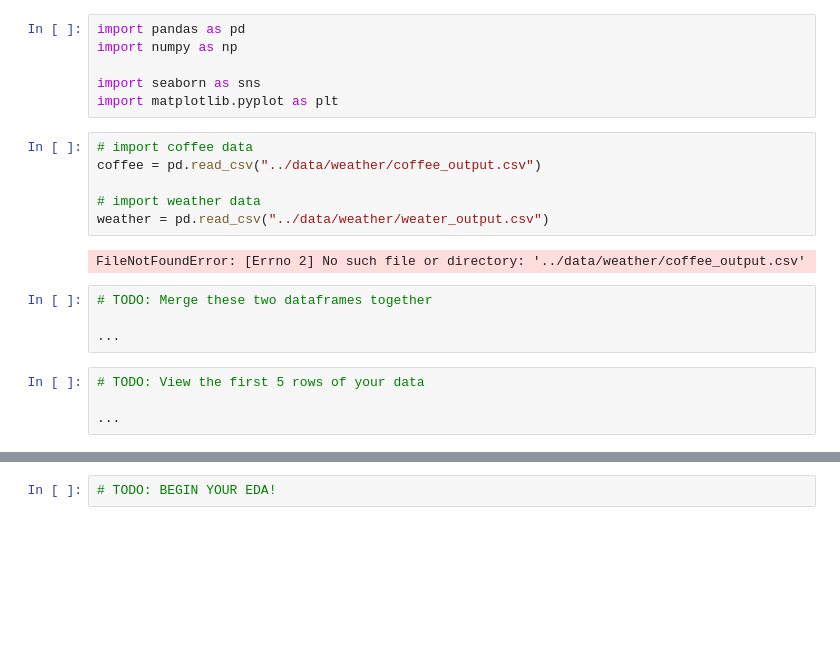
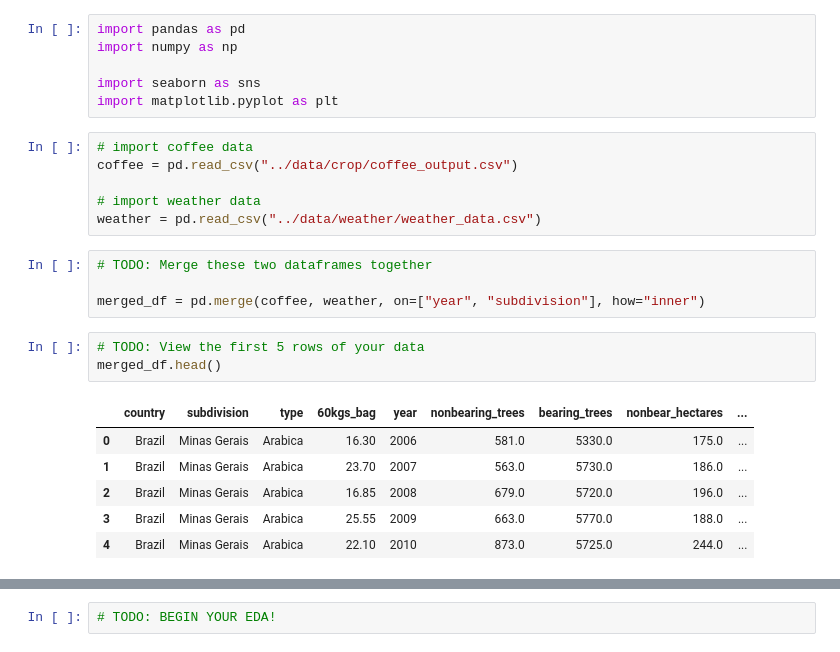
Before and after one commit to RosaniaPinto/Rosania_TLAB3, a Jupyter notebook: notebooks/analysis.ipynb, the cells around one changed output, grey strips where cells are left out. Drawn from its saved outputs; the diff is of its cells as text; blank space fills up the shorter version.

```diff
--- a/notebooks/analysis.ipynb
+++ b/notebooks/analysis.ipynb
@@ -12,19 +12,23 @@ import seaborn as sns
 import matplotlib.pyplot as plt
 # %%
 # import coffee data
-coffee = pd.read_csv("../data/weather/coffee_output.csv")
+coffee = pd.read_csv("../data/crop/coffee_output.csv")
 
 # import weather data
-weather = pd.read_csv("../data/weather/weater_output.csv")
+weather = pd.read_csv("../data/weather/weather_data.csv")
-# %% [output]
-FileNotFoundError: [Errno 2] No such file or directory: '../data/weather/coffee_output.csv'
 # %%
 # TODO: Merge these two dataframes together
 
-...
+merged_df = pd.merge(coffee, weather, on=["year", "subdivision"], how="inner")
 # %%
 # TODO: View the first 5 rows of your data
-
-...
+merged_df.head()
+# %% [output]
+|  | country | subdivision | type | 60kgs_bag | year | nonbearing_trees | bearing_trees | nonbear_hectares | ... |
+| 0 | Brazil | Minas Gerais | Arabica | 16.30 | 2006 | 581.0 | 5330.0 | 175.0 | ... |
+| 1 | Brazil | Minas Gerais | Arabica | 23.70 | 2007 | 563.0 | 5730.0 | 186.0 | ... |
+| 2 | Brazil | Minas Gerais | Arabica | 16.85 | 2008 | 679.0 | 5720.0 | 196.0 | ... |
+| 3 | Brazil | Minas Gerais | Arabica | 25.55 | 2009 | 663.0 | 5770.0 | 188.0 | ... |
+| 4 | Brazil | Minas Gerais | Arabica | 22.10 | 2010 | 873.0 | 5725.0 | 244.0 | ... |
 # %%
 # TODO: Check for null values
```
Also changed, not shown: parts of 5 cells of this notebook, 2 other files.
